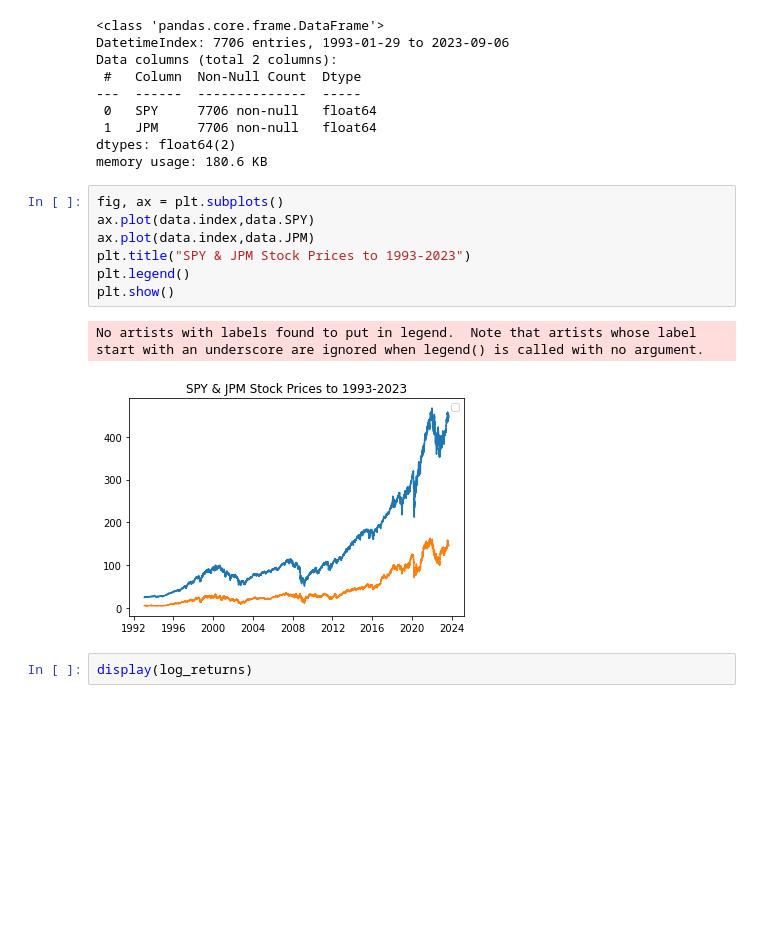
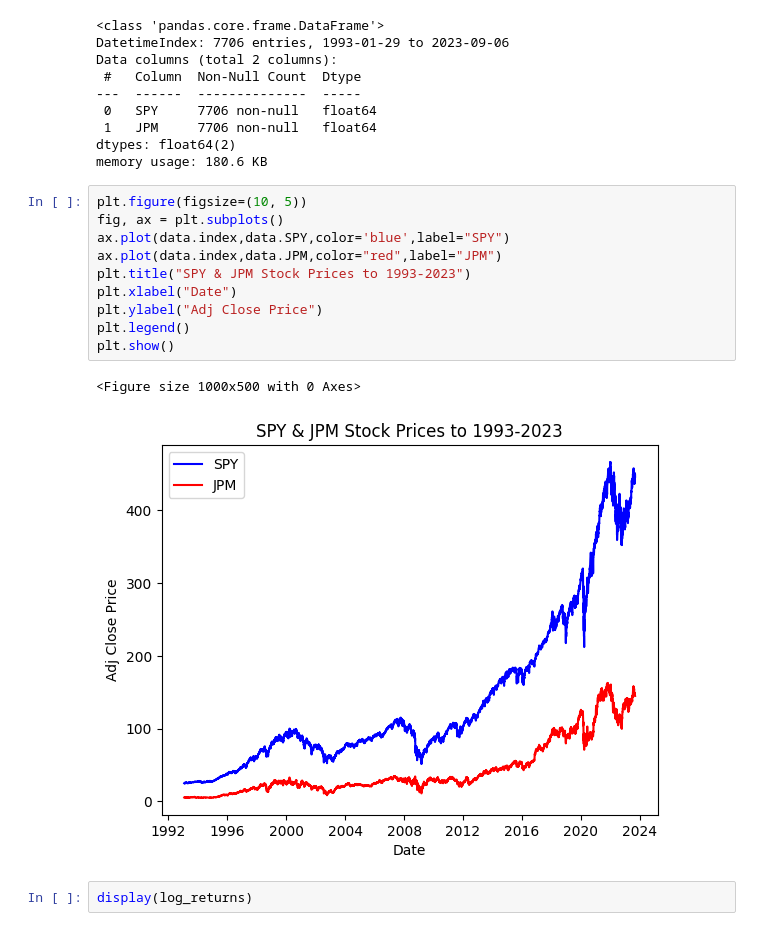
Before and after one commit to Egeekle/CAPM_Finance, a Jupyter notebook: tarea.ipynb, the cells around one changed output. Saved outputs shown, nothing was run; the diff lists cells and outputs as text; blank space fills up the shorter version.

```diff
--- a/tarea.ipynb
+++ b/tarea.ipynb
@@ -87,15 +85,18 @@ Data columns (total 2 columns):
 dtypes: float64(2)
 memory usage: 180.6 KB
 # %%
+plt.figure(figsize=(10, 5))
 fig, ax = plt.subplots()
-ax.plot(data.index,data.SPY)
-ax.plot(data.index,data.JPM)
+ax.plot(data.index,data.SPY,color='blue',label="SPY")
+ax.plot(data.index,data.JPM,color="red",label="JPM")
 plt.title("SPY & JPM Stock Prices to 1993-2023")
+plt.xlabel("Date")
+plt.ylabel("Adj Close Price")
 plt.legend()
 plt.show()
 # %% [output]
-No artists with labels found to put in legend.  Note that artists whose label start with an underscore are ignored when legend() is called with no argument.
+<Figure size 1000x500 with 0 Axes>
-[figure, old version]
+[figure, new version]
 # %%
 display(log_returns)
 # %% [output]
```
Also changed, not shown: parts of 2 cells of this notebook.
